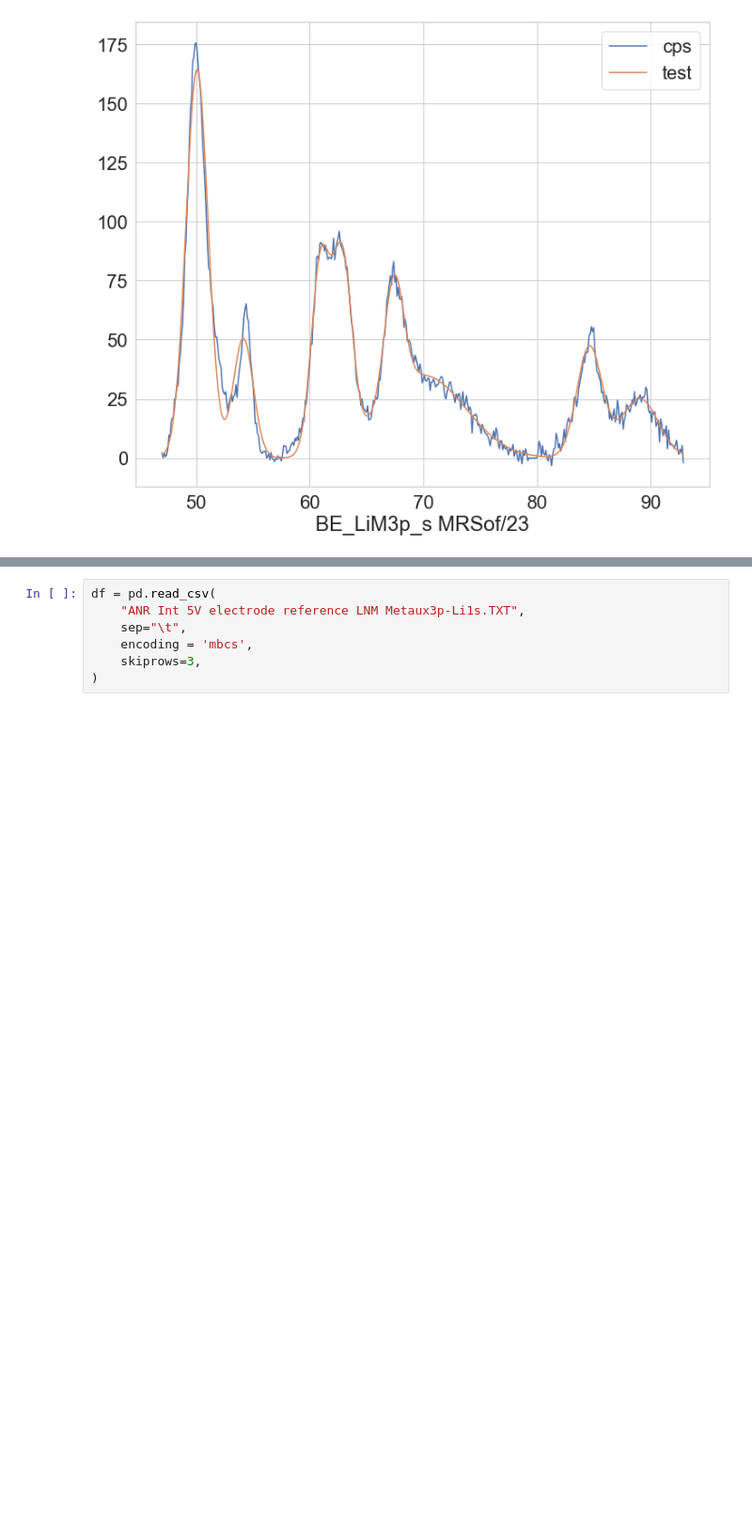
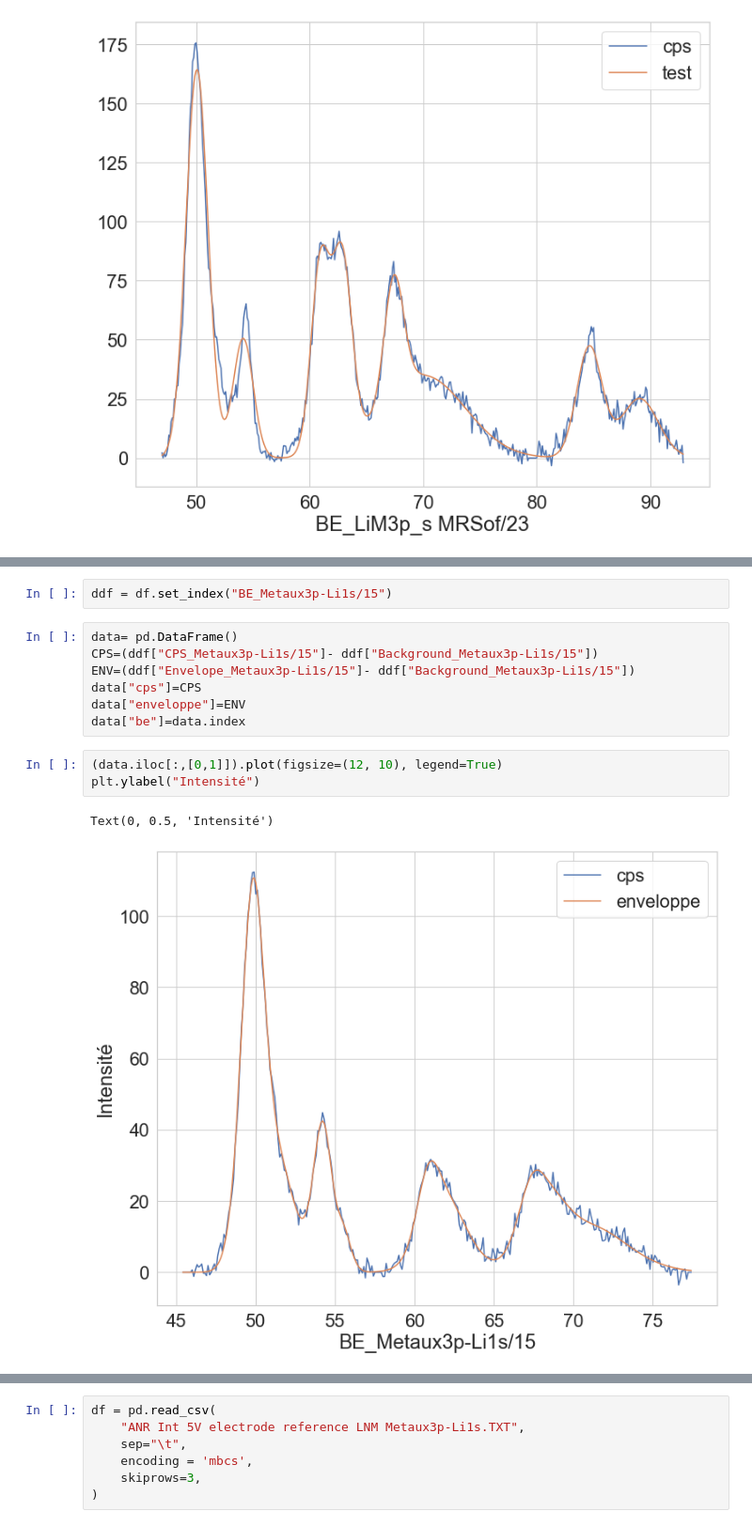
Before and after one commit to mblanchet002/PythonCMI, a Jupyter notebook: Projet_XPS.ipynb, the cells around one changed output, grey strips where cells are left out. Shown at 94% size. Drawn from its saved outputs; the diff is of its cells as text; blank space fills up the shorter version.

```diff
--- a/Projet_XPS.ipynb
+++ b/Projet_XPS.ipynb
@@ -459,0 +480,15 @@ FileNotFoundError: [Errno 2] No such file or directory: 'Amiens Lirich-NMC 02-Li
+# %%
+ddf = df.set_index("BE_Metaux3p-Li1s/15")
+# %%
+data= pd.DataFrame()
+CPS=(ddf["CPS_Metaux3p-Li1s/15"]- ddf["Background_Metaux3p-Li1s/15"])
+ENV=(ddf["Envelope_Metaux3p-Li1s/15"]- ddf["Background_Metaux3p-Li1s/15"])
+data["cps"]=CPS
+data["enveloppe"]=ENV
+data["be"]=data.index
+# %%
+(data.iloc[:,[0,1]]).plot(figsize=(12, 10), legend=True)
+plt.ylabel("Intensité")
+# %% [output]
+Text(0, 0.5, 'Intensité')
+[figure, added]
```
Also changed, not shown: parts of 47 cells of this notebook.
